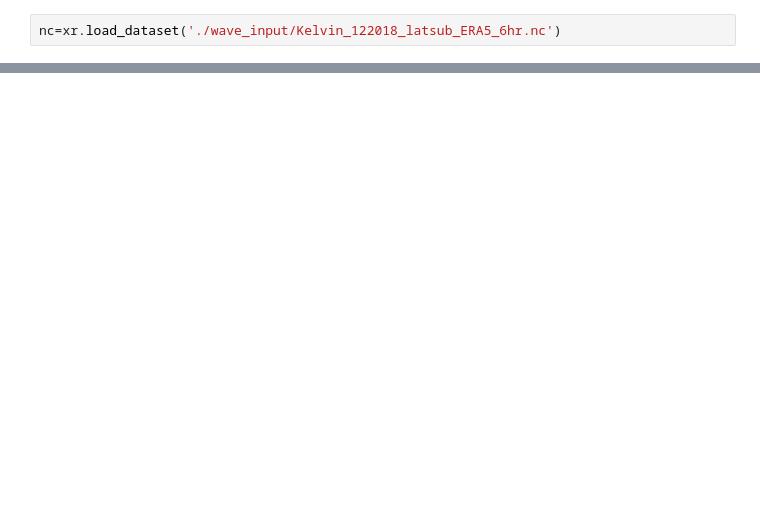
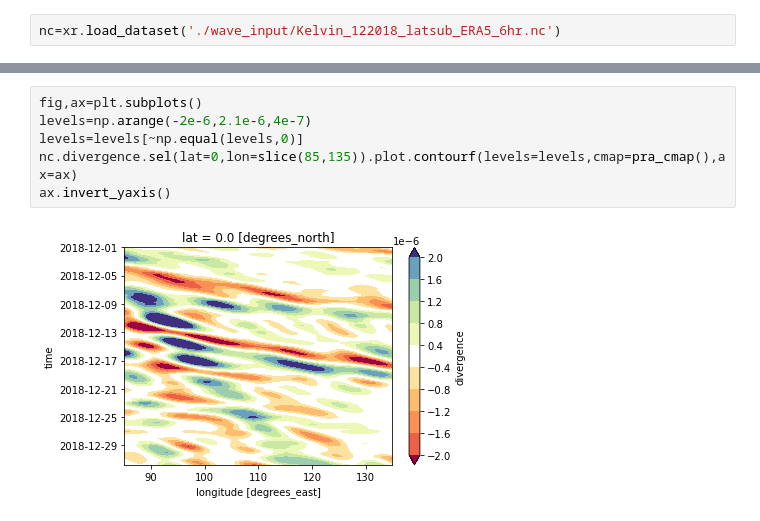
Before and after one commit to samferrett/wave_casestudy, a Jupyter notebook: Untitled.ipynb, the cells around one changed output, grey strips where cells are left out. Drawn from its saved outputs; the diff is of its cells as text; blank space fills up the shorter version.

```diff
--- a/Untitled.ipynb
+++ b/Untitled.ipynb
@@ -27,0 +60,8 @@ Attributes:
+# %%
+fig,ax=plt.subplots()
+levels=np.arange(-2e-6,2.1e-6,4e-7)
+levels=levels[~np.equal(levels,0)]
+nc.divergence.sel(lat=0,lon=slice(85,135)).plot.contourf(levels=levels,cmap=pra_cmap(),ax=ax)
+ax.invert_yaxis()
+# %% [output]
+[figure, added]
```
Also changed, not shown: parts of 6 cells of this notebook, 4 other files.
